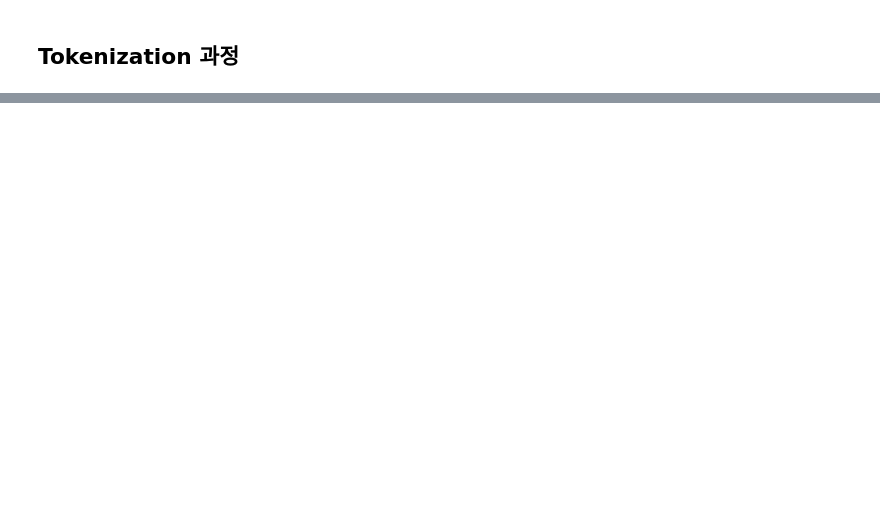
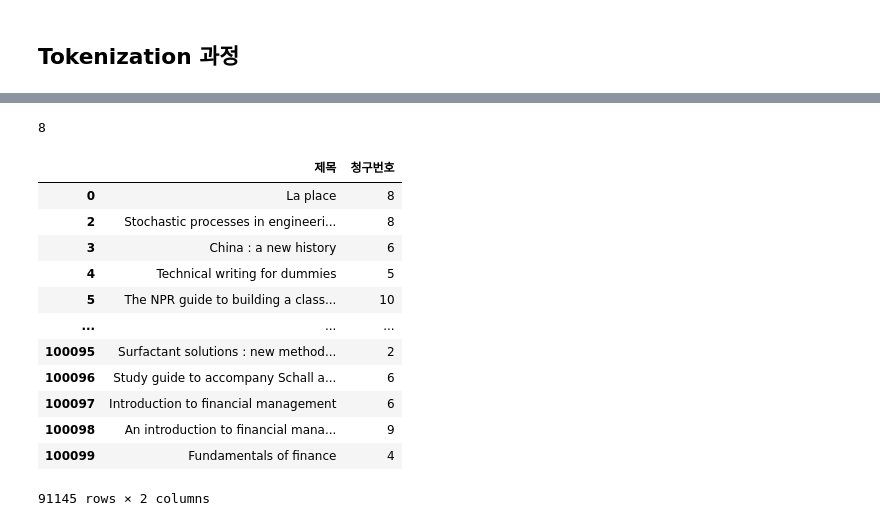
Before and after one commit to diqnfl777/2022F-Ajou-ML-TEAM3, a Jupyter notebook: LibraryModel.ipynb, the cells around one changed output, grey strips where cells are left out. Saved outputs shown, nothing was run; the diff lists cells and outputs as text; code cells hidden in the pictures; blank space fills up the shorter version.

```diff
--- a/LibraryModel.ipynb
+++ b/LibraryModel.ipynb
@@ -217,14 +248,19 @@ kor_data
 ## Tokenization 과정
 # %%
 from tokenizers import Tokenizer
-class Dataset(Dataset, Tokenizer):
-    def __init__(self, df, tokenizer):
-        self.labels = [labels[label] for label in df['청구번호']]
-        self.texts = [tokenizer(text, padding='max_length', max_length = 512, truncation=True, return_tensors="pt") for text in df['text']]
+from transformers import BertTokenizer, BertForSequenceClassification, BertConfig
+from torch.optim import Adam
+
+en_tokenizer = BertTokenizer.from_pretrained('bert-base-multilingual-cased')
+
+class EN_Dataset(Dataset):
+    def __init__(self, df):
+        self.labels = df['청구번호']
+        self.texts = [en_tokenizer(text, padding='max_length', max_length = 512, truncation=True, return_tensors="pt") for text in df['제목']]
     def __len__(self):
-        return len(self.df)
+        return len(self.labels)
     def __getitem__(self, idx):
         text = self.texts[idx]
-        label = self.labels[isc]
+        label = self.labels[idx]
         return text, label
 # %%
@@ -246,3 +278,21 @@ RuntimeError: ignored
+# %%
+print(train_dataset.__getitem__(0)[1])
+eng_data
+# %% [output]
+8
+|  | 제목 | 청구번호 |
+| 0 | La place | 8 |
+| 2 | Stochastic processes in engineeri... | 8 |
+| 3 | China : a new history | 6 |
+| 4 | Technical writing for dummies | 5 |
+| 5 | The NPR guide to building a class... | 10 |
+| ... | ... | ... |
+| 100095 | Surfactant solutions : new method... | 2 |
+| 100096 | Study guide to accompany Schall a... | 6 |
+| 100097 | Introduction to financial management | 6 |
+| 100098 | An introduction to financial mana... | 9 |
+| 100099 | Fundamentals of finance | 4 |
+91145 rows × 2 columns
 # %%
 optimizer = Adam(model.parameters(), lr=1e-6)
 
```
Also changed, not shown: parts of 10 cells of this notebook.
